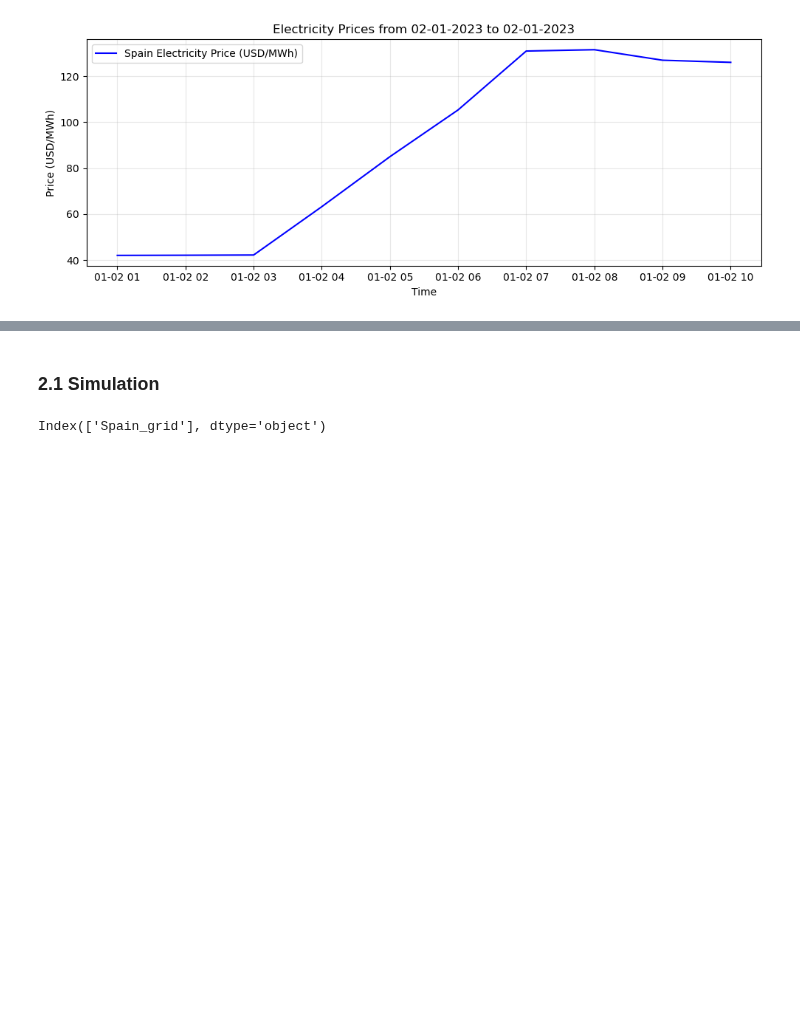
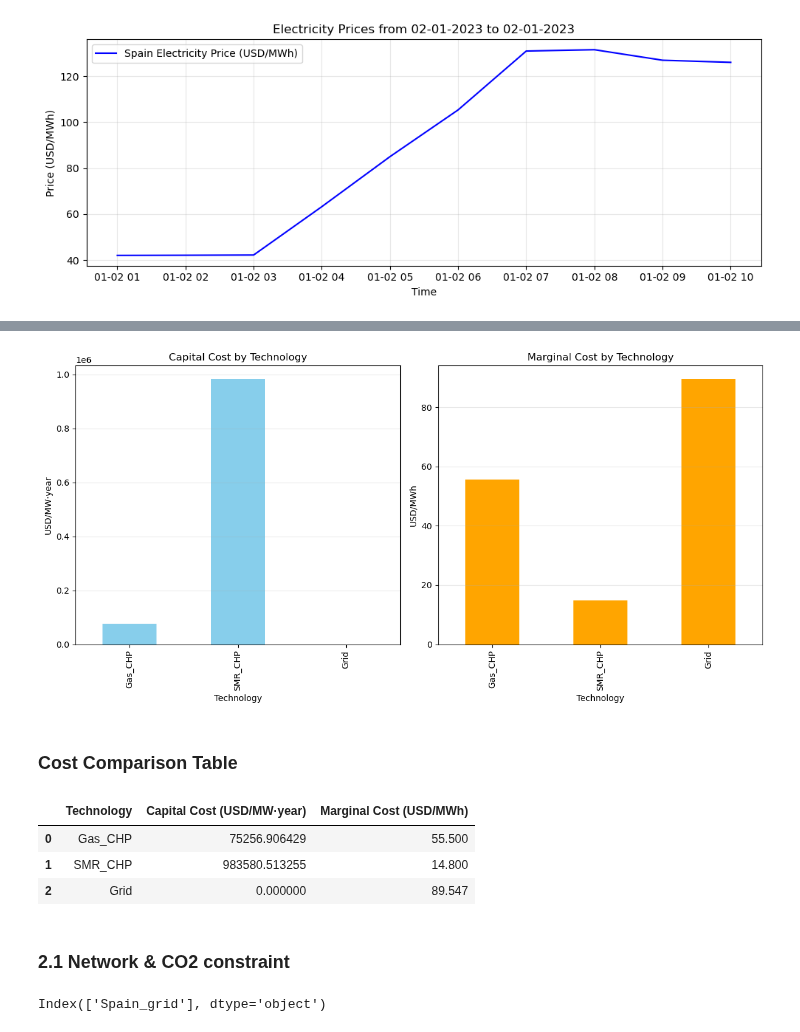
Before and after one commit to C-ansi-eof/SIDNE-Model, a Jupyter notebook: SMR_multilink.ipynb, the cells around one changed output, grey strips where cells are left out. Cells and saved outputs as stored; diff of their text form; code cells hidden in the pictures; blank space fills up the shorter version.

```diff
--- a/SMR_multilink.ipynb
+++ b/SMR_multilink.ipynb
@@ -217,5 +164,68 @@ plt.show()
+# %%
+# Define the data
+data = {
+    "Technology": ["Gas_CHP", "SMR_CHP", "Grid"],
+    "Capital Cost (USD/MW·year)": [
+        cost.loc["Gas_CHP", "annualized_investment"] + cost.loc["Gas_CHP", "FOM"] * 1000,
+        cost.loc["SMR_CHP", "annualized_investment"] + cost.loc["SMR_CHP", "FOM"] * 1000,
+        0  # Grid has no capital cost
+    ],
+    "Marginal Cost (USD/MWh)": [
+        cost.loc["Gas_CHP", "VOM"] + cost.loc["Gas_CHP", "fuel"],
+        cost.loc["SMR_CHP", "VOM"] + cost.loc["SMR_CHP", "fuel"],
+        filtered_prices["Price"].mean()  # Average price for the grid
+    ]
+}
+
+# Create a DataFrame
+costs_df = pd.DataFrame(data)
+
+# Plot the data as a bar chart
+fig, ax = plt.subplots(1, 2, figsize=(12, 6))
+
+# Capital Cost Bar Chart
+costs_df.plot(
+    x="Technology",
+    y="Capital Cost (USD/MW·year)",
+    kind="bar",
+    ax=ax[0],
+    color="skyblue",
+    legend=False
+    )
+ax[0].set_title("Capital Cost by Technology")
+ax[0].set_ylabel("USD/MW·year")
+ax[0].set_xlabel("Technology")
+ax[0].grid(axis="y", alpha=0.3)
+
+# Marginal Cost Bar Chart
+costs_df.plot(
+    x="Technology",
+    y="Marginal Cost (USD/MWh)",
+    kind="bar",
+    ax=ax[1],
+    color="orange",
+    legend=False
+    )
+ax[1].set_title("Marginal Cost by Technology")
+ax[1].set_ylabel("USD/MWh")
+ax[1].set_xlabel("Technology")
+ax[1].grid(axis="y", alpha=0.3)
+
+plt.tight_layout()
+plt.show()
+
+# Display the table with a title
+display(HTML("<h3>Cost Comparison Table</h3>"))
+display(costs_df)
+# %% [output]
+[figure, added]
+Cost Comparison Table
+|  | Technology | Capital Cost (USD/MW·year) | Marginal Cost (USD/MWh) |
+| 0 | Gas_CHP | 75256.906429 | 55.500 |
+| 1 | SMR_CHP | 983580.513255 | 14.800 |
+| 2 | Grid | 0.000000 | 89.547 |
 # %% [markdown]
-### 2.1 Simulation
+### 2.1 Network & CO2 constraint
 # %%
 network=pypsa.Network() # Creates empty PyPSA network object called network
 #Each hour is going to be a snapshot to optimize (Historical data loaded, as ES prices, have 8760 inputs)
```
Also changed, not shown: parts of 19 cells of this notebook.
